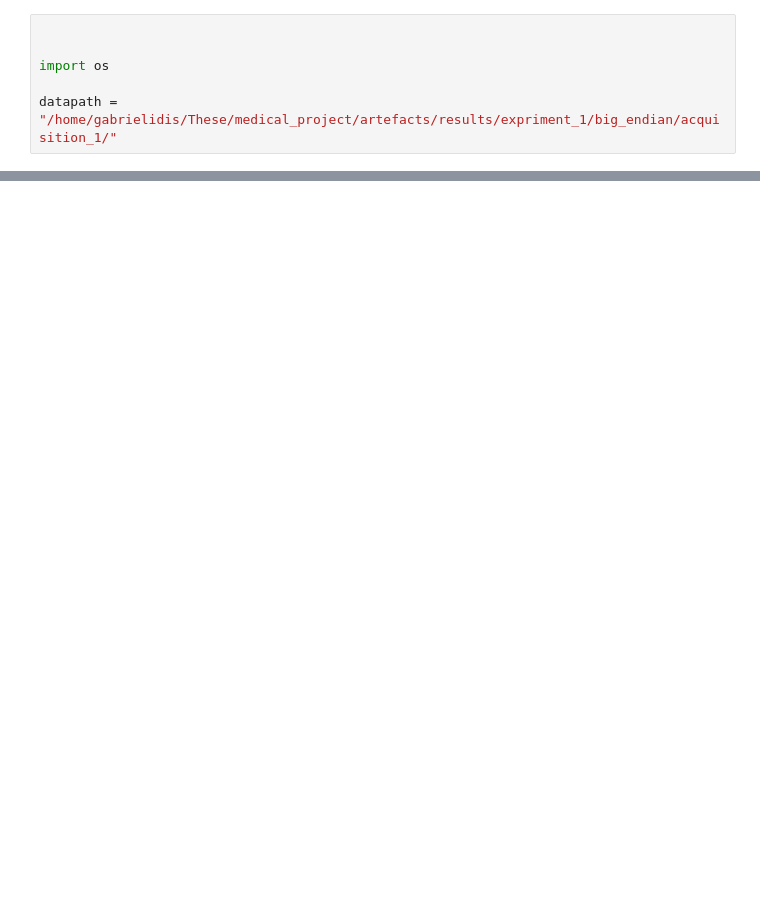
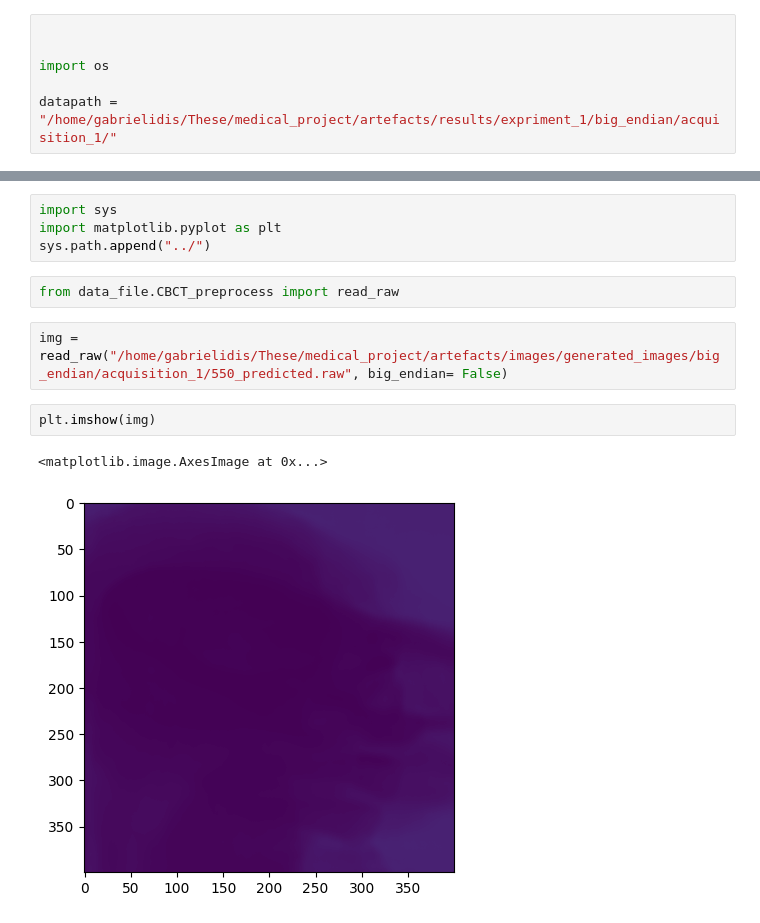
Before and after one commit to FilLTP89/artefacts, a Jupyter notebook: notebooks/change_folder.ipynb, the cells around one changed output, grey strips where cells are left out. Drawn from its saved outputs; the diff is of its cells as text; blank space fills up the shorter version.

```diff
--- a/notebooks/change_folder.ipynb
+++ b/notebooks/change_folder.ipynb
@@ -21,0 +36,13 @@ OSError: [Errno 22] Invalid argument: '/home/gabrielidis/These/medical_project/a
+# %%
+import sys
+import matplotlib.pyplot as plt
+sys.path.append("../")
+# %%
+from data_file.CBCT_preprocess import read_raw
+# %%
+img = read_raw("/home/gabrielidis/These/medical_project/artefacts/images/generated_images/big_endian/acquisition_1/550_predicted.raw", big_endian= False)
+# %%
+plt.imshow(img)
+# %% [output]
+<matplotlib.image.AxesImage at 0x...>
+[figure, added]
```
Also changed, not shown: parts of 1 cell of this notebook, 2 other files.
